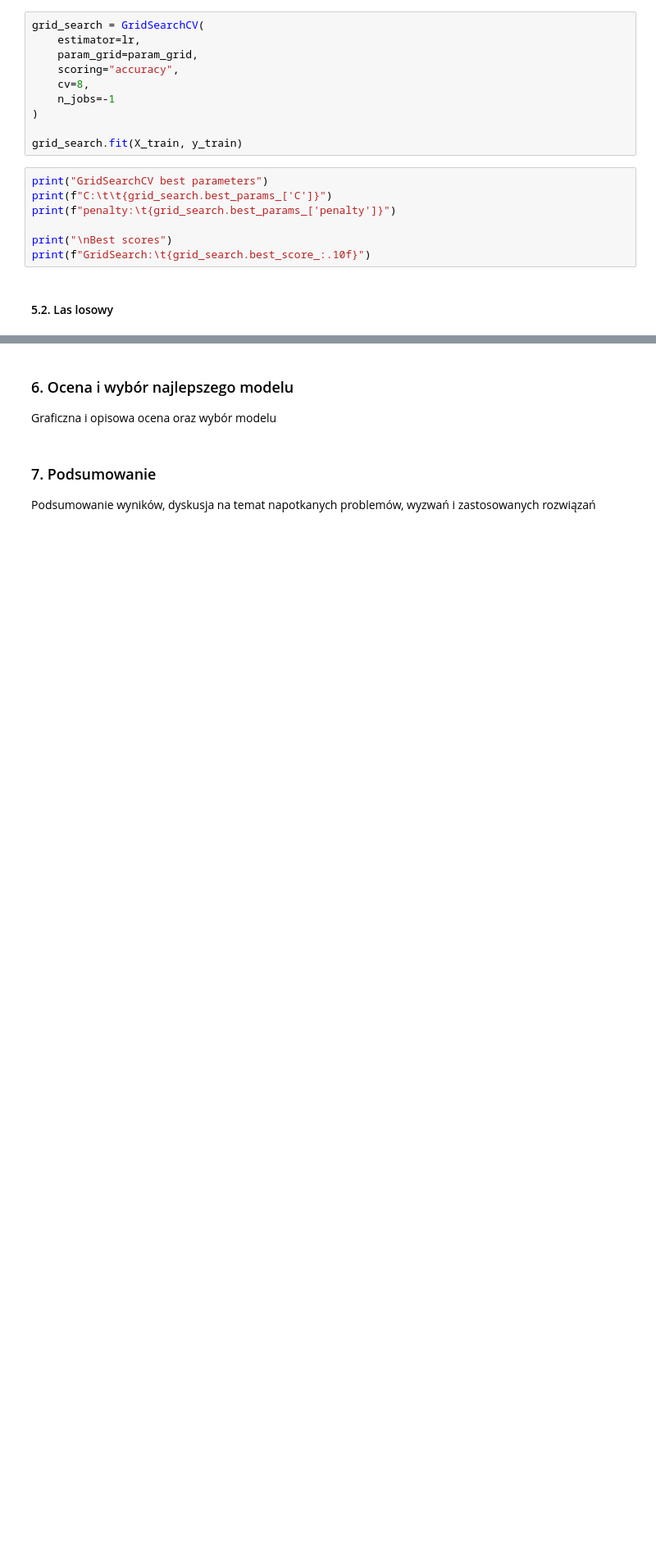
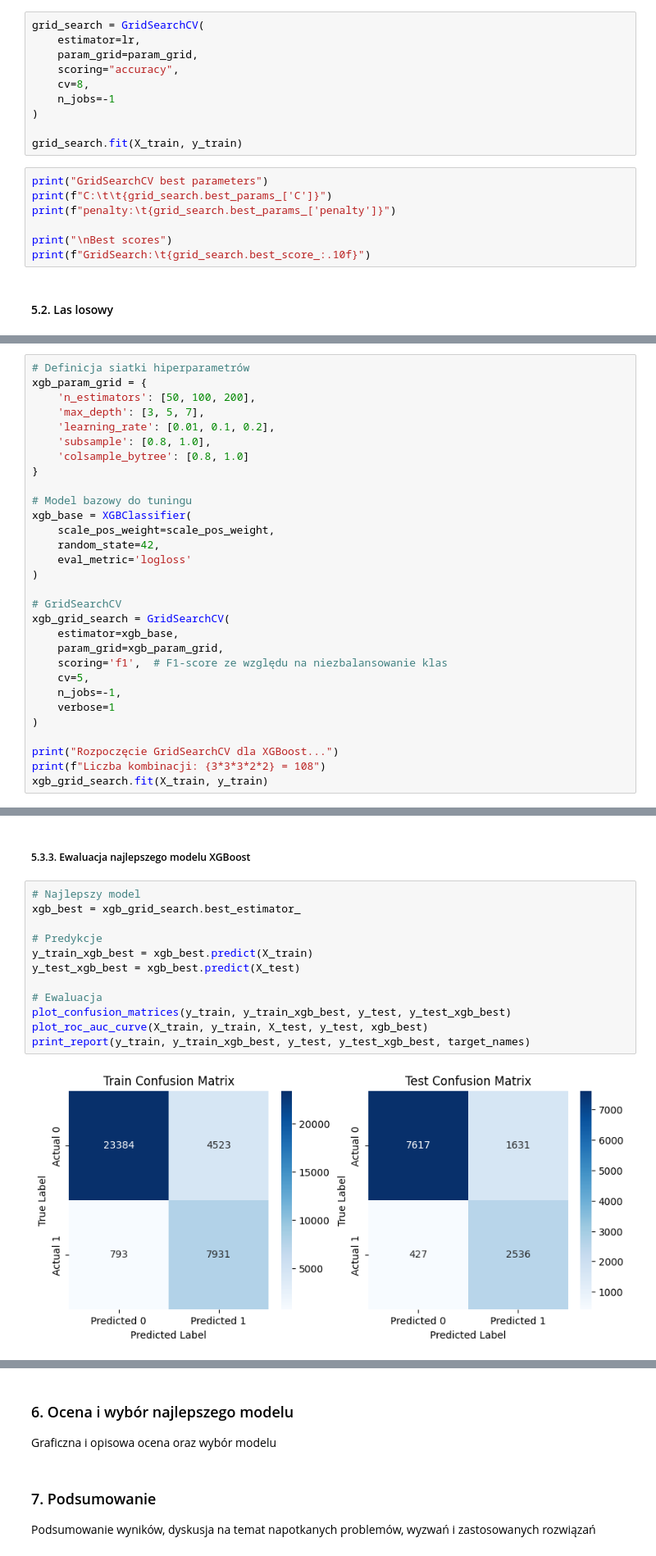
Before and after one commit to hoanganhlinh/SRD-projekt, a Jupyter notebook: adult-classification.ipynb, the cells around one changed output, grey strips where cells are left out. Shown at 82% size. Cells and saved outputs as stored; diff of their text form; blank space fills up the shorter version.

```diff
--- a/adult-classification.ipynb
+++ b/adult-classification.ipynb
@@ -571,0 +937,30 @@ print(f"GridSearch:\t{grid_search.best_score_:.10f}")
+# %%
+# Definicja siatki hiperparametrów
+xgb_param_grid = {
+    'n_estimators': [50, 100, 200],
+    'max_depth': [3, 5, 7],
+    'learning_rate': [0.01, 0.1, 0.2],
+    'subsample': [0.8, 1.0],
+    'colsample_bytree': [0.8, 1.0]
+}
+
+# Model bazowy do tuningu
+xgb_base = XGBClassifier(
+    scale_pos_weight=scale_pos_weight,
+    random_state=42,
+    eval_metric='logloss'
+)
+
+# GridSearchCV
+xgb_grid_search = GridSearchCV(
+    estimator=xgb_base,
+    param_grid=xgb_param_grid,
+    scoring='f1',  # F1-score ze względu na niezbalansowanie klas
+    cv=5,
+    n_jobs=-1,
+    verbose=1
+)
+
+print("Rozpoczęcie GridSearchCV dla XGBoost...")
+print(f"Liczba kombinacji: {3*3*3*2*2} = 108")
+xgb_grid_search.fit(X_train, y_train)
@@ -571,0 +1002,16 @@ print(f"GridSearch:\t{grid_search.best_score_:.10f}")
+# %% [markdown]
+##### 5.3.3. Ewaluacja najlepszego modelu XGBoost
+# %%
+# Najlepszy model
+xgb_best = xgb_grid_search.best_estimator_
+
+# Predykcje
+y_train_xgb_best = xgb_best.predict(X_train)
+y_test_xgb_best = xgb_best.predict(X_test)
+
+# Ewaluacja
+plot_confusion_matrices(y_train, y_train_xgb_best, y_test, y_test_xgb_best)
+plot_roc_auc_curve(X_train, y_train, X_test, y_test, xgb_best)
+print_report(y_train, y_train_xgb_best, y_test, y_test_xgb_best, target_names)
+# %% [output]
+[figure, added]
```
Also changed, not shown: parts of 41 cells of this notebook.
